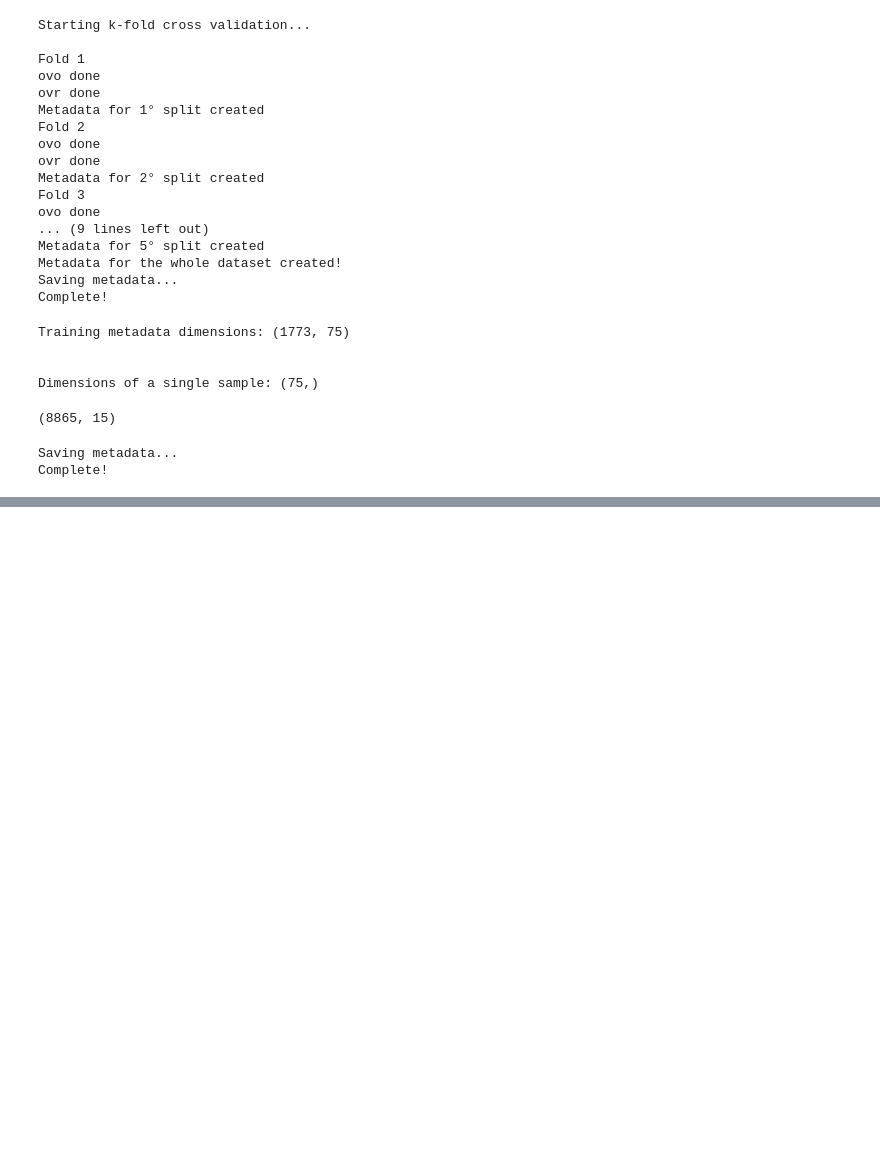
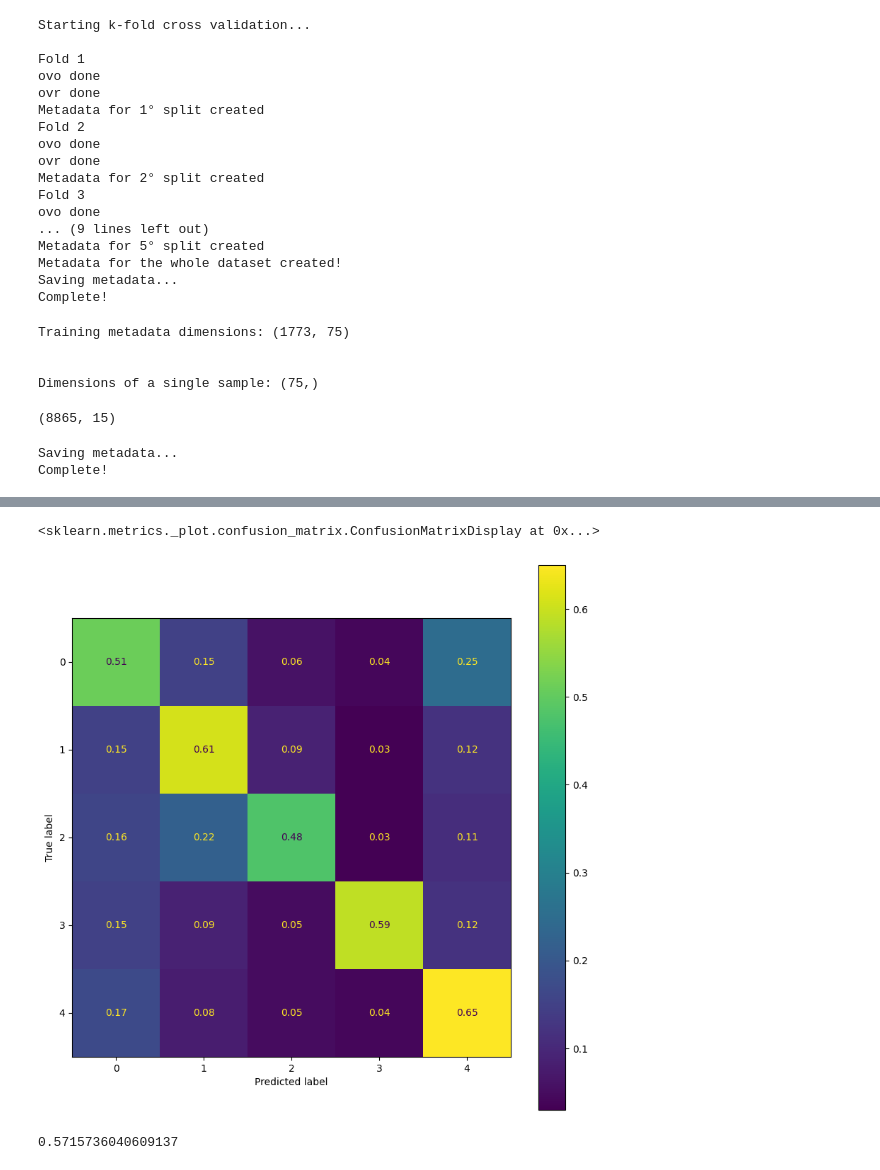
Before and after one commit to CarachinoAlessio/cancer_miRNA_classification_with_spiking_neural_network, a Jupyter notebook: representation.ipynb, the cells around one changed output, grey strips where cells are left out. Saved outputs shown, nothing was run; the diff lists cells and outputs as text; code cells hidden in the pictures; blank space fills up the shorter version.

Commit message:
meta-data classification with random forest done, the accuracy is low, we suppose it's a superclass imbalance problem
Co-authored-by: Francesco Di Gangi <FDG2801@users.noreply.github.com>

```diff
--- a/representation.ipynb
+++ b/representation.ipynb
@@ -742,8 +742,9 @@ Saving metadata...
 Complete!
 # %%
 #This cell exists only to check if metadata are correctly loaded after saving.
-a, b = load_metadata()
-print(a.shape)
-print(b.shape)
+metadata, metalabel = load_metadata()
+print(metadata.shape)
+print(metadata[0].shape)
+print(metalabel.shape)
 # %% [output]
 (8865, 15)
@@ -750,0 +755,17 @@ print(b.shape)
+# %%
+from sklearn.model_selection import RandomizedSearchCV
+
+param_dist = {'n_estimators': [20,50,100,200],
+              'max_depth': [2,5,10,20,50,]}
+
+# Create a random forest classifier
+rf = RandomForestClassifier(class_weight="balanced")
+
+# Use random search to find the best hyperparameters
+rand_search = RandomizedSearchCV(rf,
+                                 param_distributions = param_dist,
+                                 n_iter=10,
+                                 cv=5)
+
+rand_search.fit(metadata, metalabel)
+best = rand_search.best_estimator_
@@ -750,0 +798,26 @@ print(b.shape)
+# %%
+
+rf_model = RandomForestClassifier(n_estimators=500, class_weight="balanced_subsample", n_jobs=-1)
+
+kfold = KFold(n_splits=5, random_state=42, shuffle=True)
+act_y, pred_y, pred_prob, _ = cross_val_predict(rf_model, kfold, metadata, metalabel)
+# %%
+#Plotting confusion matrix. For the selection of superclass, use "cm".
+from sklearn.metrics import confusion_matrix
+import itertools
+np.set_printoptions(precision=2)
+cm_meta = confusion_matrix(act_y, pred_y, normalize='true')
+cmp = ConfusionMatrixDisplay(cm_meta, display_labels=range(5))
+for i, j in itertools.product(range(cm_meta.shape[0]), range(cm_meta.shape[1])):
+        cm_meta[i,j] = format(cm_meta[i, j], '.2f')
+fig, ax = plt.subplots(figsize=(10,10))
+cmp.plot(ax=ax)
+# %% [output]
+<sklearn.metrics._plot.confusion_matrix.ConfusionMatrixDisplay at 0x...>
+[figure, added]
+# %%
+from sklearn.metrics import accuracy_score
+
+accuracy_score(act_y, pred_y)
+# %% [output]
+0.5715736040609137
```
Also changed, not shown: parts of 5 cells of this notebook.
